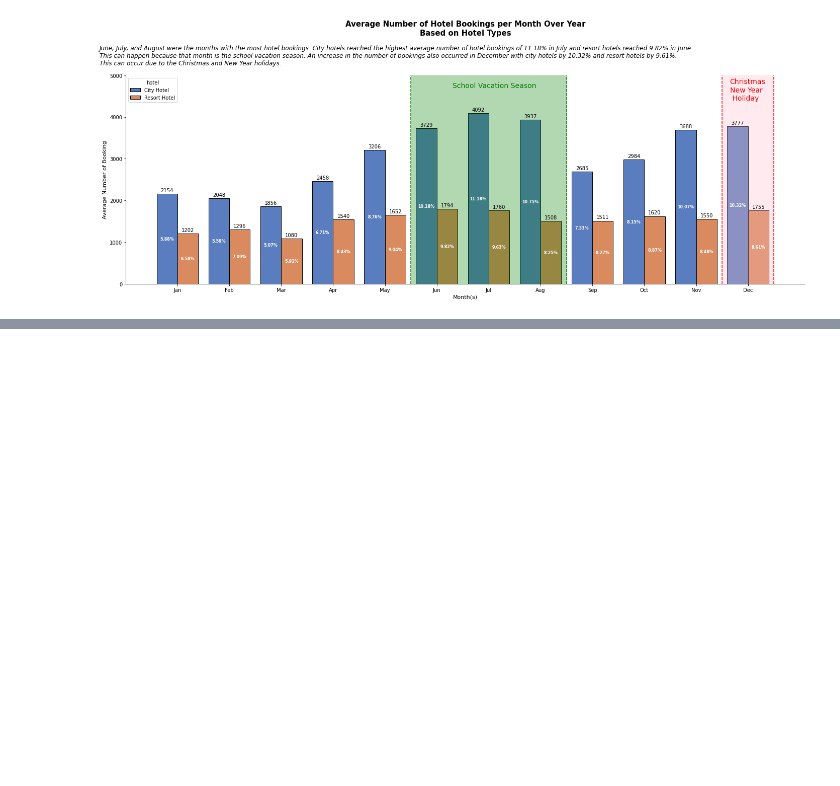
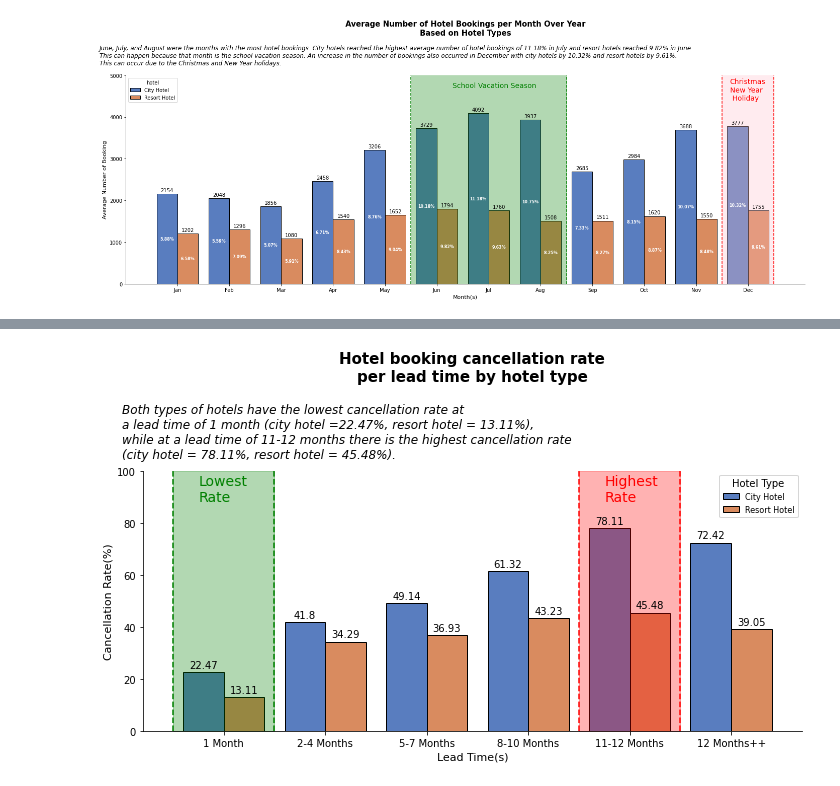
Before and after one commit to ferrysetefanus/Investigate-Hotel-Business-using-Data-Visualization, a Jupyter notebook: hotel_booking.ipynb, the cells around one changed output, grey strips where cells are left out. Saved outputs shown, nothing was run; the diff lists cells and outputs as text; code cells hidden in the pictures; blank space fills up the shorter version.

```diff
--- a/hotel_booking.ipynb
+++ b/hotel_booking.ipynb
@@ -337,0 +463,12 @@ plt.savefig('avg_num_booking.png', dpi=200)
+# %%
+df_lt = df_fix.groupby(['hotel', 'lead_time_group', 'is_canceled']).agg({'agent' : 'count'}).reset_index()
+df_lt.rename(columns={'agent' : 'num_of_booking'}, inplace=True)
+
+# create sum_of_booking columns
+df_sum = df_lt.groupby(['hotel', 'lead_time_group']).agg({'num_of_booking' : 'sum'}).reset_index()
+df_sum.rename(columns={'num_of_booking' : 'sum_of_booking'}, inplace=True)
+df_lt = df_lt.merge(df_sum, on=['hotel', 'lead_time_group'])
+
+#create cancellation rate percentage
+df_lt['cancellation_rate'] = round((df_lt['num_of_booking']/df_lt['sum_of_booking'])*100, 2)
+df_lt
@@ -337,0 +493,4 @@ plt.savefig('avg_num_booking.png', dpi=200)
+# %%
+#filter the data that booking has been canceled
+df_plot1 = df_lt[df_lt['is_canceled'] == 1].sort_values('lead_time_group', ascending=True)
+df_plot1
@@ -337,0 +511,30 @@ plt.savefig('avg_num_booking.png', dpi=200)
+# %%
+fig, ax = plt.subplots(figsize=(10, 6))
+plt.title("Hotel booking cancellation rate\nper lead time by hotel type", fontsize=15, color='black', weight='bold', pad=90)
+plt.text(x=-1, y=105, s="Both types of hotels have the lowest cancellation rate at\na lead time of 1 month (city hotel =22.47%, resort hotel = 13.11%),\nwhile at a lead time of 11-12 months there is the highest cancellation rate\n(city hotel = 78.11%, resort hotel = 45.48%).", fontsize=12, fontstyle='italic')
+sns.barplot(x='lead_time_group', y='cancellation_rate', data=df_plot1, hue='hotel', order=['1 Month', '2-4 Months', '5-7 Months', '8-10 Months', '11-12 Months', '12 Months++'], edgecolor='black', palette='muted')
+
+plt.xlabel('Lead Time(s)', fontsize=11)
+plt.ylabel('Cancellation Rate(%)', fontsize=11)
+plt.ylim(0, 100)
+
+plt.bar_label(ax.containers[0], padding=2)
+plt.bar_label(ax.containers[1], padding=2)
+
+plt.axvline(3.5, ls='--', color='red')
+plt.axvline(4.5, ls='--', color='red')
+plt.stackplot(np.arange(3.5,5.5), [[100]], color='red', alpha=0.3)
+plt.text(x=3.75, y=93, s='Highest\nRate', fontsize=14, color='red', va='center')
+
+plt.axvline(0.5, ls='--', color='green')
+plt.axvline(-0.5, ls='--', color='green')
+plt.stackplot(np.arange(-0.5,1.5), [[100]], color='green', alpha=0.3)
+plt.text(x=-0.25, y=93, s='Lowest\nRate', fontsize=14, color='green', va='center')
+
+plt.legend(title='Hotel Type', prop={'size':8}, loc=1)
+
+sns.despine()
+plt.tight_layout()
+plt.savefig('leadtime.png', dpi=200)
+# %% [output]
+[figure, added]
```
Also changed, not shown: parts of 12 cells of this notebook, 3 other files.
